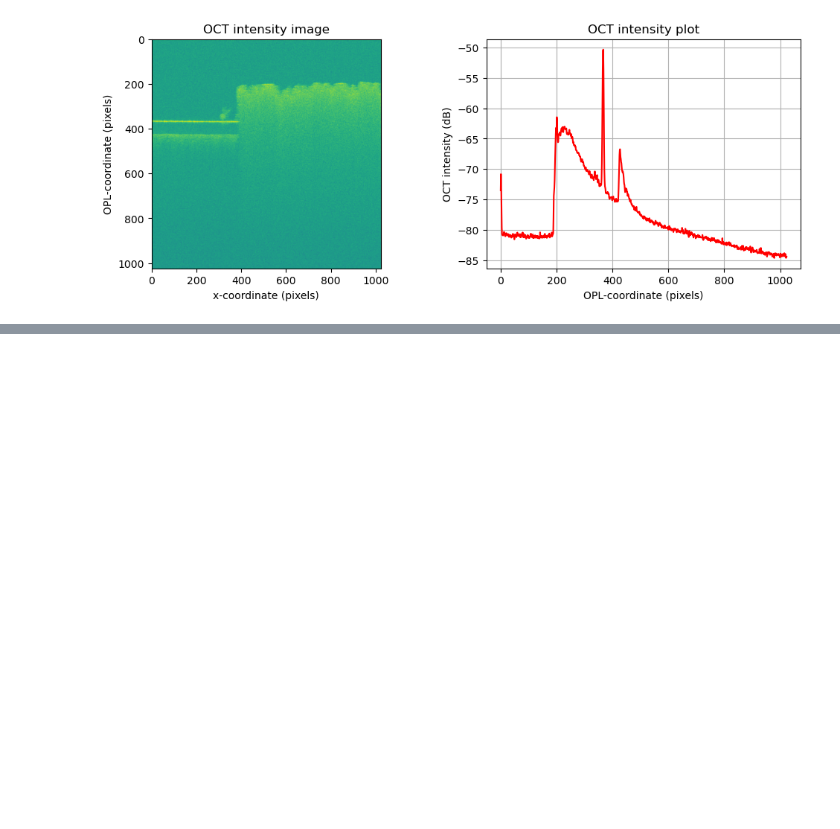
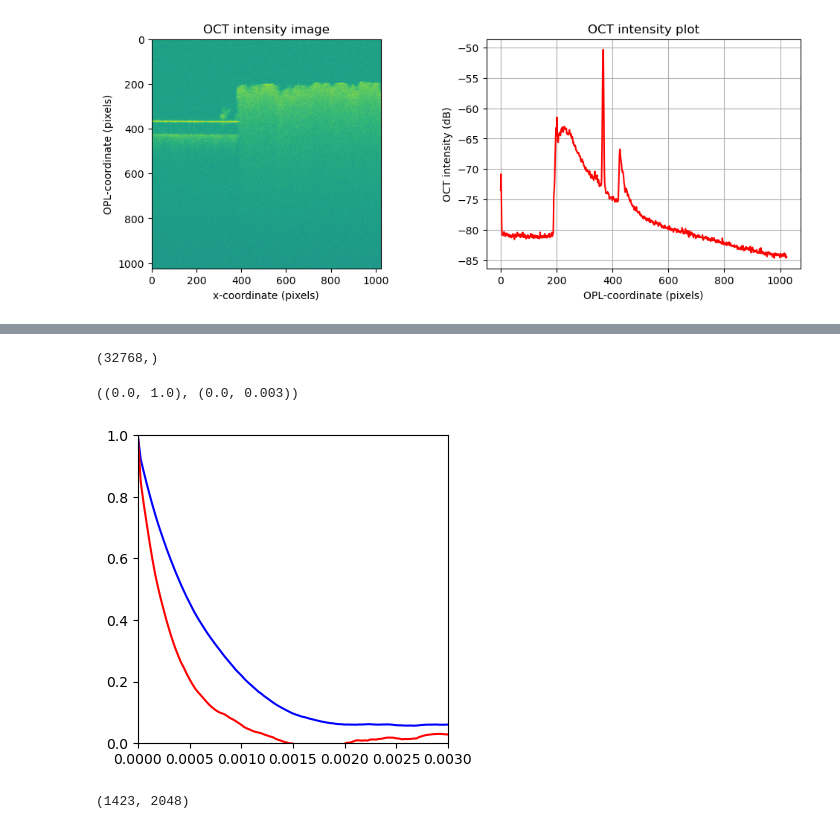
Before and after one commit to KaLKMaNLaB/optical-coherence-tomography, a Jupyter notebook: octprocessingsoftware/ThorlabsDataprocessing.ipynb, the cells around one changed output, grey strips where cells are left out. Saved outputs shown, nothing was run; the diff lists cells and outputs as text; code cells hidden in the pictures; blank space fills up the shorter version.

```diff
--- a/octprocessingsoftware/ThorlabsDataprocessing.ipynb
+++ b/octprocessingsoftware/ThorlabsDataprocessing.ipynb
@@ -58,0 +103,31 @@ plt.xlabel('OPL-coordinate (pixels)'), plt.ylabel('OCT intensity (dB)')
+# %%
+
+norm = np.linspace(n_pix,1,n_pix) # Normalization for unbiased correlation
+
+signal_FFT = np.fft.fft(signalamp) # FFT of signal
+G1 = np.fft.ifft(np.conj(signal_FFT)*signal_FFT, axis=0) # Autocorrelation
+G1 = G1/norm/np.var(signalamp)
+
+
+signal_FFT = np.fft.fft(signalint) # FFT of signal
+G2 = np.fft.ifft(np.conj(signal_FFT)*signal_FFT, axis=0) # Autocorrelation
+G2 = G2/norm/np.var(signalint)
+
+time=dt*np.linspace(0, n_pix, n_pix)
+
+plt.figure(1, figsize=[4,4])
+plt.plot(time, G1, '-b', label='g2')
+plt.plot(time, G2, '-r', label='g2')
+plt.ylim([0,1]), plt.xlim([0,0.003])
+# %% [output]
+(32768,)
+((0.0, 1.0), (0.0, 0.003))
+[figure, added]
+# %%
+file_name="datademo/intralipidflow.oct"
+
+header,rawdata,spectrum,FOV=ReadOCTfile.OCTgetDataCombined(file_name,spectrumindex=0)
+print(rawdata.shape)
+image=DataProcessingOCT.calc_Bscan(rawdata, spectrum, chirp, Ascanav, apodization='hanning', filters='none', objective='LK4')
+# %% [output]
+(1423, 2048)
```
Also changed, not shown: parts of 7 cells of this notebook.
